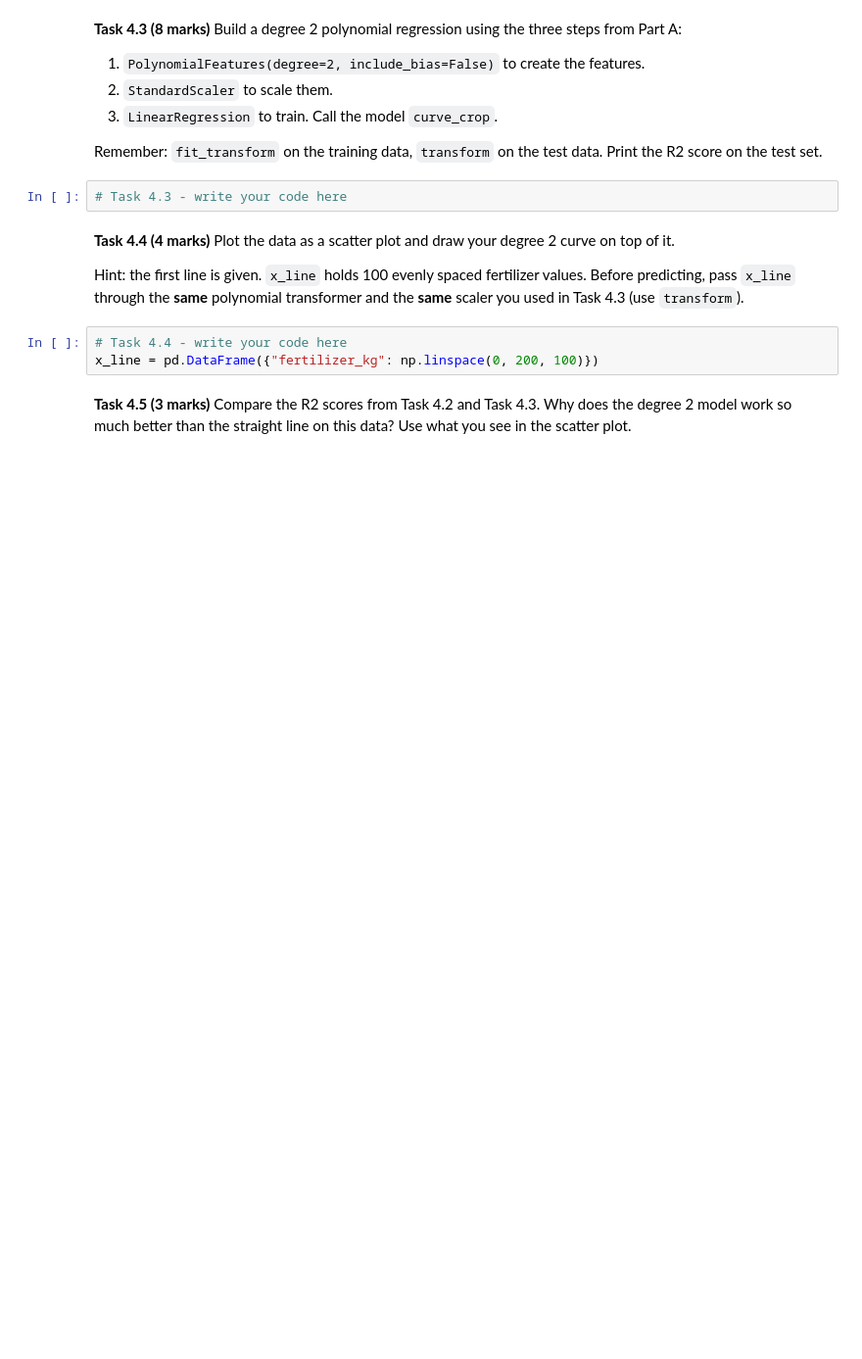
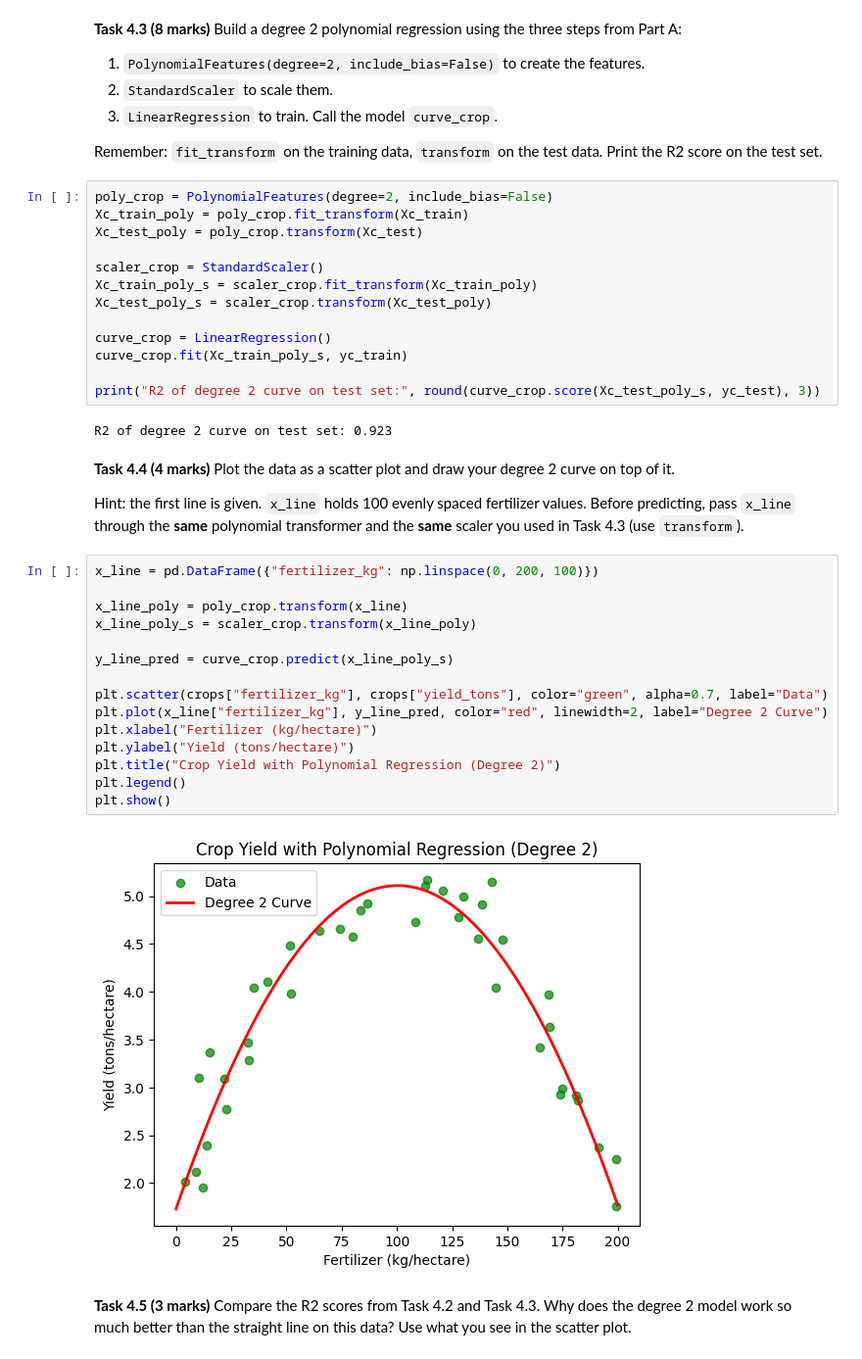
Before and after one commit to missD0307/week_5lab, a Jupyter notebook: Lab_Regression_Feature_Scaling.ipynb, the cells around one changed output. Shown at 98% size. Drawn from its saved outputs; the diff is of its cells as text; blank space fills up the shorter version.

```diff
--- a/Lab_Regression_Feature_Scaling.ipynb
+++ b/Lab_Regression_Feature_Scaling.ipynb
@@ -969,14 +1037,41 @@ Use the `crops` dataset.
 3. `LinearRegression` to train. Call the model `curve_crop`.
 
 Remember: `fit_transform` on the training data, `transform` on the test data. Print the R2 score on the test set.
-# %%
-# Task 4.3 - write your code here
+# %%
+poly_crop = PolynomialFeatures(degree=2, include_bias=False)
+Xc_train_poly = poly_crop.fit_transform(Xc_train)
+Xc_test_poly = poly_crop.transform(Xc_test)
+
+scaler_crop = StandardScaler()
+Xc_train_poly_s = scaler_crop.fit_transform(Xc_train_poly)
+Xc_test_poly_s = scaler_crop.transform(Xc_test_poly)
+
+curve_crop = LinearRegression()
+curve_crop.fit(Xc_train_poly_s, yc_train)
+
+print("R2 of degree 2 curve on test set:", round(curve_crop.score(Xc_test_poly_s, yc_test), 3))
+# %% [output]
+R2 of degree 2 curve on test set: 0.923
 # %% [markdown]
 **Task 4.4 (4 marks)** Plot the data as a scatter plot and draw your degree 2 curve on top of it.
 
 Hint: the first line is given. `x_line` holds 100 evenly spaced fertilizer values. Before predicting, pass `x_line` through the **same** polynomial transformer and the **same** scaler you used in Task 4.3 (use `transform`).
-# %%
-# Task 4.4 - write your code here
-x_line = pd.DataFrame({"fertilizer_kg": np.linspace(0, 200, 100)})
+# %%
+x_line = pd.DataFrame({"fertilizer_kg": np.linspace(0, 200, 100)})
+
+x_line_poly = poly_crop.transform(x_line)
+x_line_poly_s = scaler_crop.transform(x_line_poly)
+
+y_line_pred = curve_crop.predict(x_line_poly_s)
+
+plt.scatter(crops["fertilizer_kg"], crops["yield_tons"], color="green", alpha=0.7, label="Data")
+plt.plot(x_line["fertilizer_kg"], y_line_pred, color="red", linewidth=2, label="Degree 2 Curve")
+plt.xlabel("Fertilizer (kg/hectare)")
+plt.ylabel("Yield (tons/hectare)")
+plt.title("Crop Yield with Polynomial Regression (Degree 2)")
+plt.legend()
+plt.show()
+# %% [output]
+[figure, added]
 # %% [markdown]
 **Task 4.5 (3 marks)** Compare the R2 scores from Task 4.2 and Task 4.3. Why does the degree 2 model work so much better than the straight line on this data? Use what you see in the scatter plot.
```
Also changed, not shown: parts of 22 cells of this notebook.
